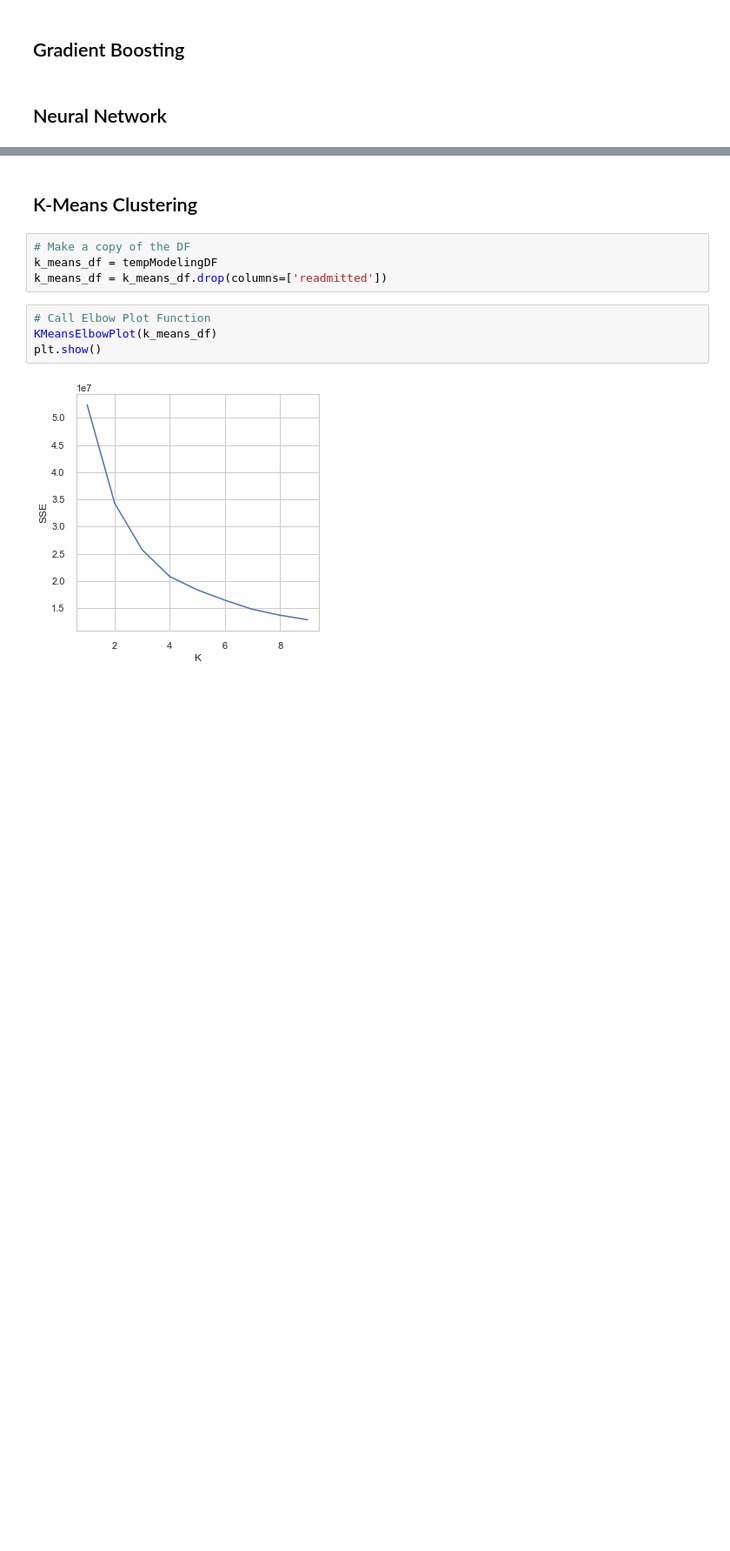
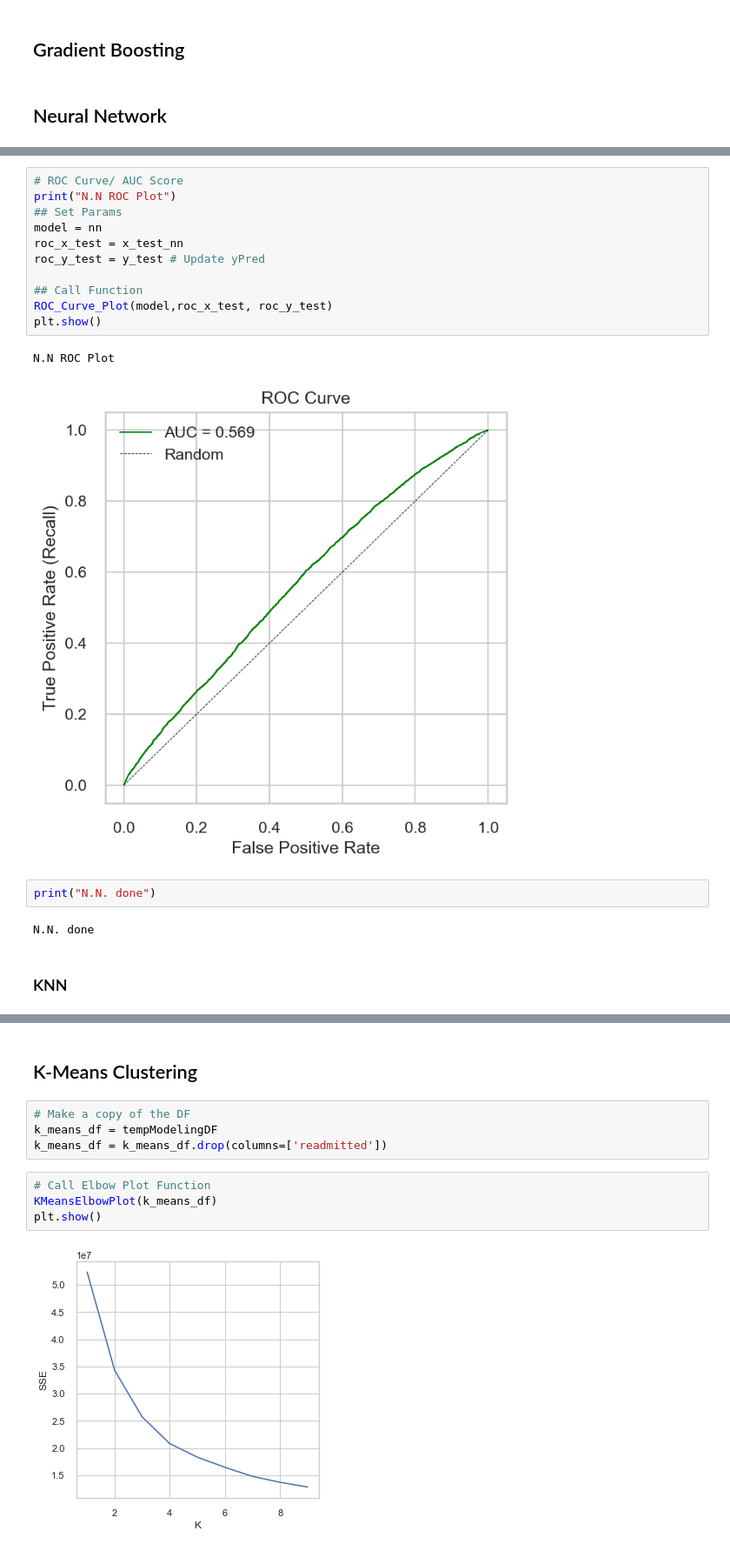
Before and after one commit to bcullinan32/ML_Course, a Jupyter notebook: Class-Data-Clean-Up.ipynb, the cells around one changed output, grey strips where cells are left out. Shown at 87% size. Cells and saved outputs as stored; diff of their text form; blank space fills up the shorter version.

```diff
--- a/Class-Data-Clean-Up.ipynb
+++ b/Class-Data-Clean-Up.ipynb
@@ -731,0 +801,20 @@ Start Feature Importance
+# %%
+# ROC Curve/ AUC Score
+print("N.N ROC Plot")
+## Set Params
+model = nn
+roc_x_test = x_test_nn
+roc_y_test = y_test # Update yPred
+
+## Call Function
+ROC_Curve_Plot(model,roc_x_test, roc_y_test)
+plt.show()
+# %% [output]
+N.N ROC Plot
+[figure, added]
+# %%
+print("N.N. done")
+# %% [output]
+N.N. done
+# %% [markdown]
+### KNN
```
Also changed, not shown: parts of 27 cells of this notebook.
